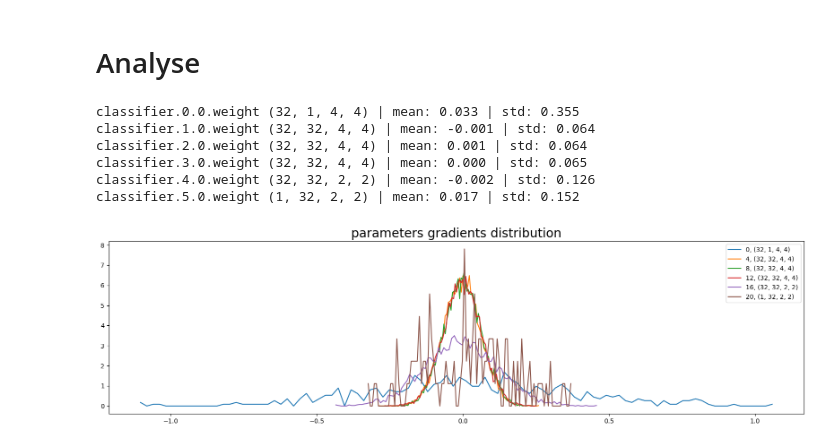
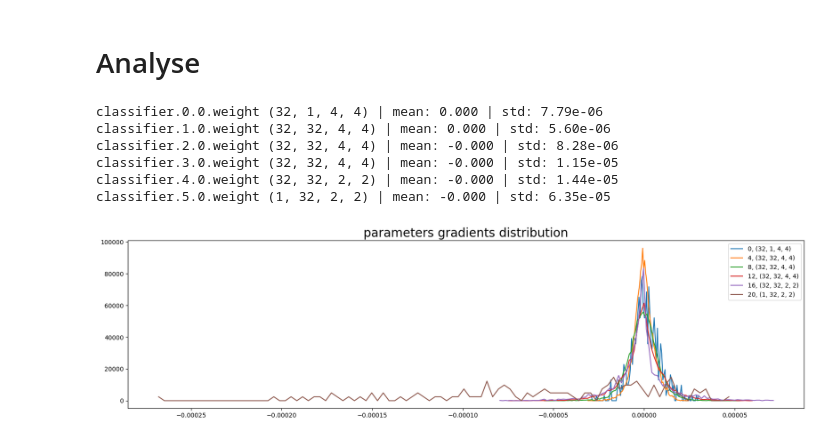
Before and after one commit to Buchali/bci-research, a Jupyter notebook: Baseline.ipynb, the cells around one changed output. Drawn from its saved outputs; the diff is of its cells as text; code cells hidden in the pictures.

```diff
--- a/Baseline.ipynb
+++ b/Baseline.ipynb
@@ -91,7 +91,7 @@ def train(classifier, train_dataloader):
     print('Training Starts...\n')
     classifier.training = True
 
-    for epoch in range(epochs):
+    for epoch in tqdm(range(epochs)):
         for real, labels in train_dataloader:
             cur_batch_size = len(real)
             real = real.to(device=device)
@@ -120,6 +120,8 @@ def train(classifier, train_dataloader):
                     )
 
                     classifier_mean_error = 0
+            # if epoch > 0:
+            #     break
     return classifier
 # %% [markdown]
 # Test
@@ -197,21 +281,21 @@ import matplotlib.pyplot as plt
 # %%
 fig, ax = plt.subplots(figsize=(20, 5))
 legends = []
 for i, (name, p) in enumerate(classifier.named_parameters()):
     if p.ndim == 4:
-        t = p
-        print(f'{name} {tuple(p.shape)} | mean: {p.mean().item():.3f} | std: {p.std().item():.3f}')
+        t = p.grad
+        print(f'{name} {tuple(t.shape)} | mean: {t.mean().item():.3f} | std: {t.std().item():.2e}')
         hy, hx = torch.histogram(t, density=True)
         ax.plot(hx[:-1].detach(), hy.detach())
         legends.append(f'{i}, {tuple(p.shape)}')
 
 ax.legend(legends)
 ax.set_title('parameters gradients distribution', fontsize=20);
 # %% [output]
-classifier.0.0.weight (32, 1, 4, 4) | mean: 0.033 | std: 0.355
-classifier.1.0.weight (32, 32, 4, 4) | mean: -0.001 | std: 0.064
-classifier.2.0.weight (32, 32, 4, 4) | mean: 0.001 | std: 0.064
-classifier.3.0.weight (32, 32, 4, 4) | mean: 0.000 | std: 0.065
-classifier.4.0.weight (32, 32, 2, 2) | mean: -0.002 | std: 0.126
-classifier.5.0.weight (1, 32, 2, 2) | mean: 0.017 | std: 0.152
+classifier.0.0.weight (32, 1, 4, 4) | mean: 0.000 | std: 7.79e-06
+classifier.1.0.weight (32, 32, 4, 4) | mean: 0.000 | std: 5.60e-06
+classifier.2.0.weight (32, 32, 4, 4) | mean: -0.000 | std: 8.28e-06
+classifier.3.0.weight (32, 32, 4, 4) | mean: -0.000 | std: 1.15e-05
+classifier.4.0.weight (32, 32, 2, 2) | mean: -0.000 | std: 1.44e-05
+classifier.5.0.weight (1, 32, 2, 2) | mean: -0.000 | std: 6.35e-05
-[figure, old version]
+[figure, new version]
```
Also changed, not shown: parts of 2 cells of this notebook.
